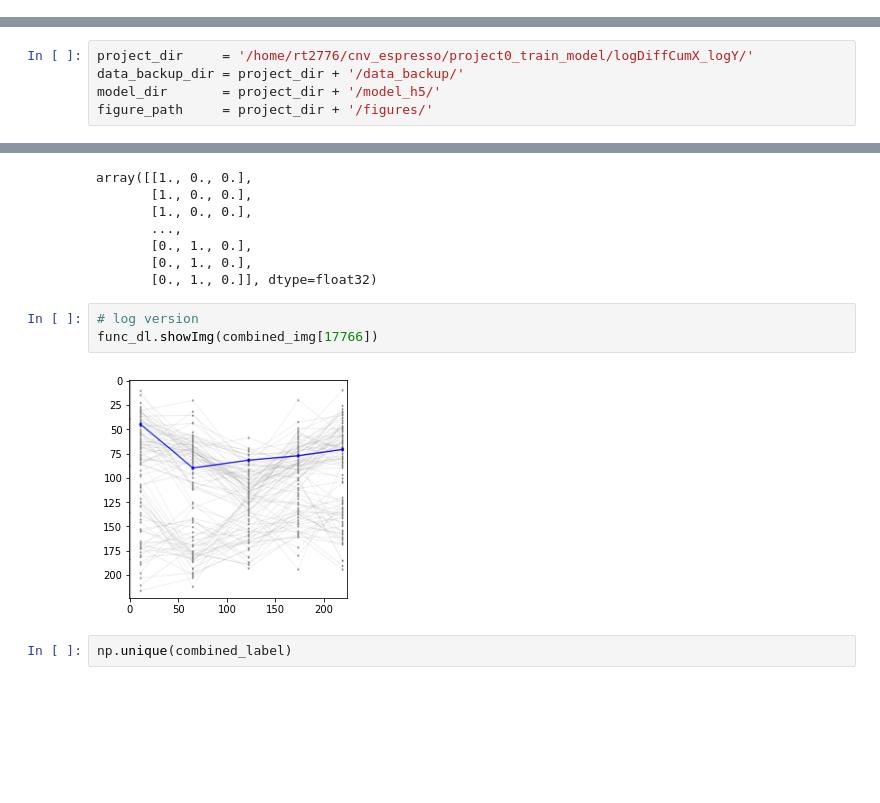
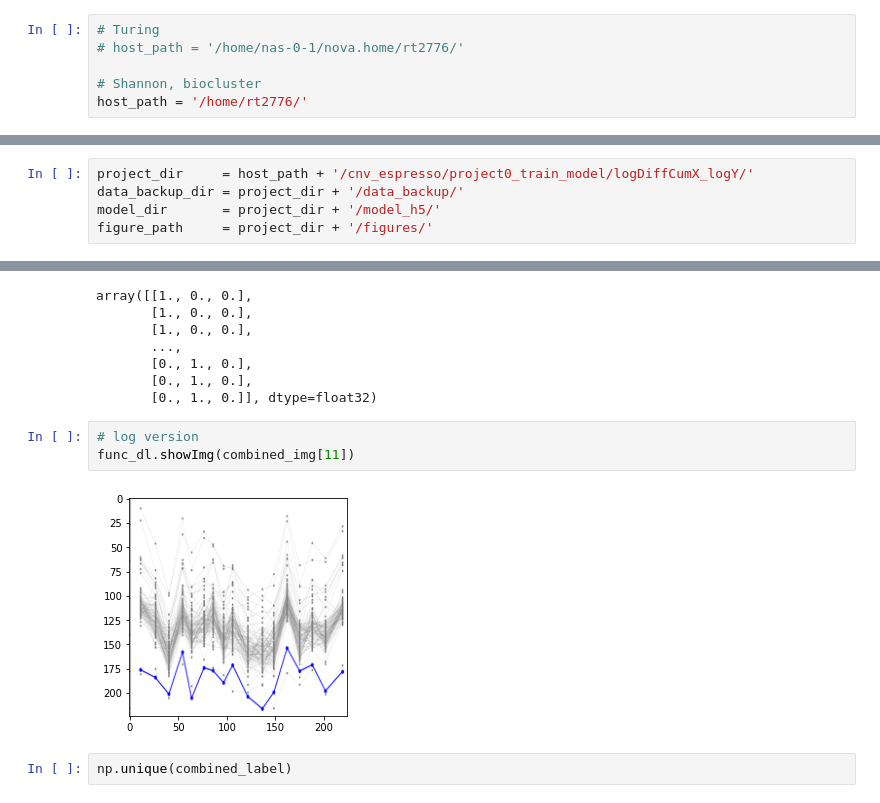
Before and after one commit to ShenLab/CNV-Espresso, a Jupyter notebook: src_manuscript/train_plus_manuscript.ipynb, the cells around one changed output, grey strips where cells are left out. Drawn from its saved outputs; the diff is of its cells as text; blank space fills up the shorter version.

```diff
--- a/src_manuscript/train_plus_manuscript.ipynb
+++ b/src_manuscript/train_plus_manuscript.ipynb
@@ -52,0 +44,6 @@ Tensorflow version 2.2.0
+# %%
+# Turing
+# host_path = '/home/nas-0-1/nova.home/rt2776/'
+
+# Shannon, biocluster
+host_path = '/home/rt2776/'
@@ -65,7 +72,7 @@ seed = 2021
 # %% [markdown]
 ### Declare project's folder
 # %%
-project_dir     = '/home/rt2776/cnv_espresso/project0_train_model/logDiffCumX_logY/'
+project_dir     = host_path + '/cnv_espresso/project0_train_model/logDiffCumX_logY/'
 data_backup_dir = project_dir + '/data_backup/'
 model_dir       = project_dir + '/model_h5/'
 figure_path     = project_dir + '/figures/'
@@ -276,9 +307,9 @@ array([[1., 0., 0.],
        [0., 1., 0.]], dtype=float32)
 # %%
 # log version
-func_dl.showImg(combined_img[17766])
+func_dl.showImg(combined_img[11])
 # %% [output]
-[figure, old version]
+[figure, new version]
 # %%
 np.unique(combined_label)
 # %% [output]
```
Also changed, not shown: parts of 47 cells of this notebook, 1 other file.
